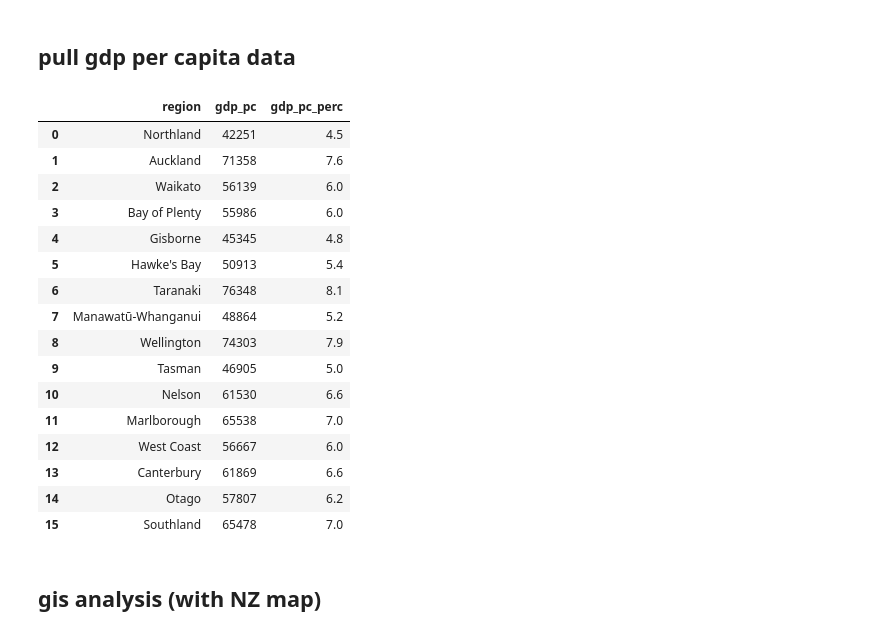
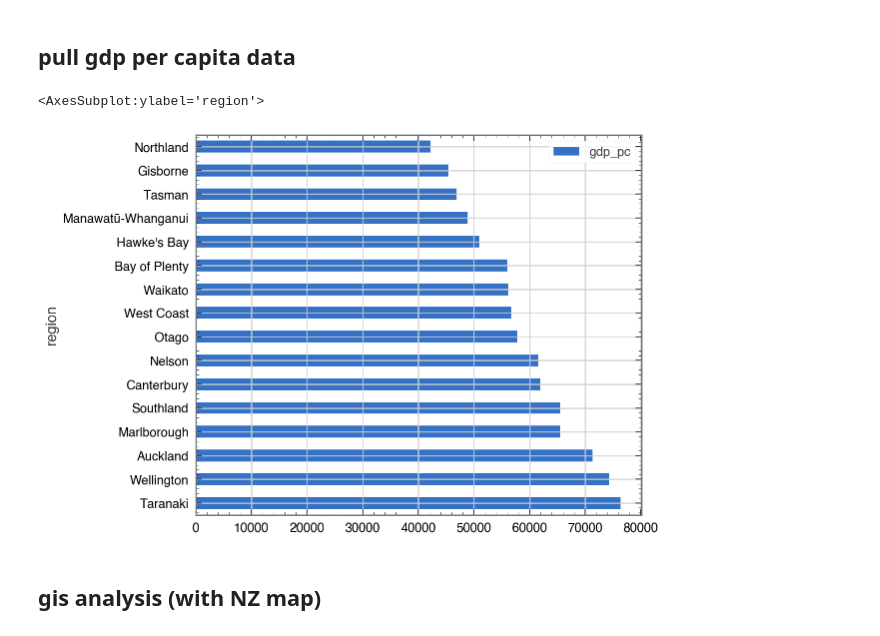
Before and after one commit to matthew-trava/huiehackathon-team2, a Jupyter notebook: gis.ipynb, the cells around one changed output. Saved outputs shown, nothing was run; the diff lists cells and outputs as text; code cells hidden in the pictures.

```diff
--- a/gis.ipynb
+++ b/gis.ipynb
@@ -225,50 +225,36 @@ def extract_gdp(fp="data/processed/gdp-per-capita_2020_regional.csv"):
         filename = f"gdp-per-capita-annual-mar-{reg_fn}--annual-rate.csv"
         df_i = pd.read_csv(f"data/gis/gdp/"+filename)
 
         # transform df
         df_i = df_i[df_i['Year'] == 2020]                                                       # only take the GDP for the most recent year available (2020)
         df_i['region'] = region                                                                 # add column with region
         df_i = df_i[['region', 'The GDP per capita']]                                           # get rid of redundant columns
         df_i = df_i.rename(columns={'The GDP per capita': 'gdp_pc'})                            # rename column for easier processing (GDP is in NZD)
         df_i['gdp_pc'] = df_i['gdp_pc'].replace(',', '', regex=True).astype(np.int32)           # transform gdp from str to int (need to get rid of commas first)
 
 
         df_list.append(df_i)
 
     # concatenate dataframe and save it
     df_gdp = pd.concat(df_list, ignore_index=True)
     df_gdp.to_csv(fp, index=False)
 
 
 # extract gdp per capita and load into dataframe
 filepath_gdp = "data/processed/gdp-per-capita_2020_regional.csv"
 try:
     df_gdp = pd.read_csv(filepath_gdp)
 except FileNotFoundError:
     extract_gdp(fp=filepath_gdp)
 
 # create column of gdp_pc percentage
 df_gdp['gdp_pc_perc'] = np.round((df_gdp.gdp_pc/df_gdp.gdp_pc.sum())*100, 1)
 
 df_gdp
+df_gdp.sort_values('gdp_pc', ascending=False).plot.barh(x='region', y='gdp_pc')
 # %% [output]
-|  | region | gdp_pc | gdp_pc_perc |
-| 0 | Northland | 42251 | 4.5 |
-| 1 | Auckland | 71358 | 7.6 |
-| 2 | Waikato | 56139 | 6.0 |
-| 3 | Bay of Plenty | 55986 | 6.0 |
-| 4 | Gisborne | 45345 | 4.8 |
-| 5 | Hawke's Bay | 50913 | 5.4 |
-| 6 | Taranaki | 76348 | 8.1 |
-| 7 | Manawatū-Whanganui | 48864 | 5.2 |
-| 8 | Wellington | 74303 | 7.9 |
-| 9 | Tasman | 46905 | 5.0 |
-| 10 | Nelson | 61530 | 6.6 |
-| 11 | Marlborough | 65538 | 7.0 |
-| 12 | West Coast | 56667 | 6.0 |
-| 13 | Canterbury | 61869 | 6.6 |
-| 14 | Otago | 57807 | 6.2 |
-| 15 | Southland | 65478 | 7.0 |
+<AxesSubplot:ylabel='region'>
+[figure, added]
 # %% [markdown]
 ## gis analysis (with NZ map)
 # %%
```
